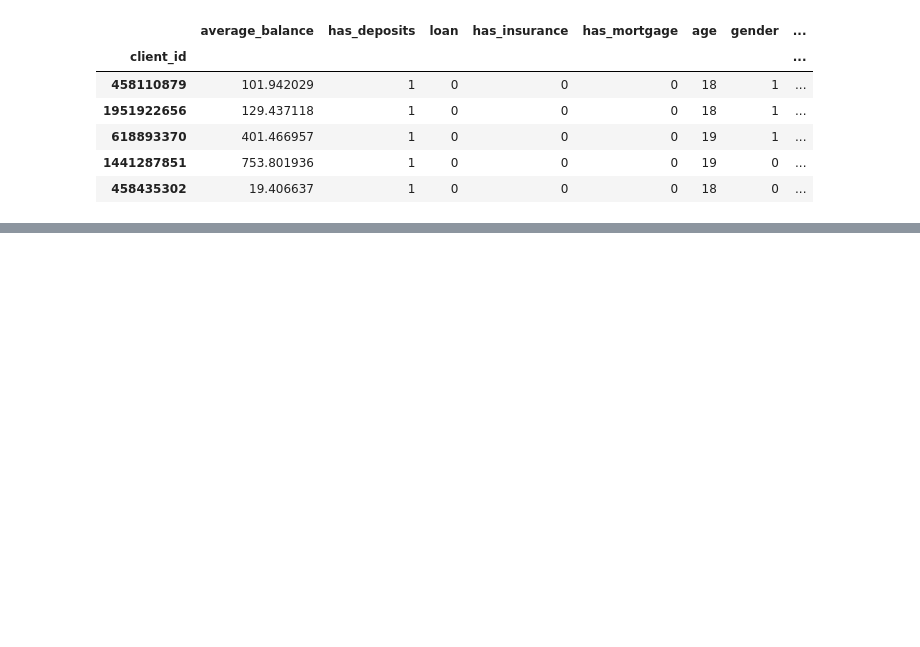
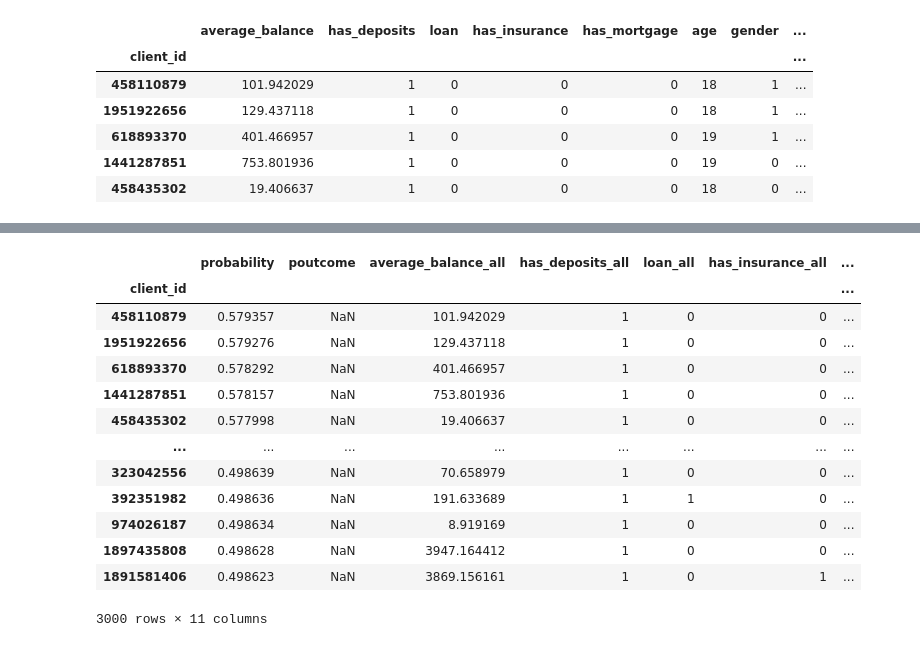
Before and after one commit to braverun/cb_case_study, a Jupyter notebook: cb_case_study.ipynb, the cells around one changed output, grey strips where cells are left out. Saved outputs shown, nothing was run; the diff lists cells and outputs as text; code cells hidden in the pictures; blank space fills up the shorter version.

```diff
--- a/cb_case_study.ipynb
+++ b/cb_case_study.ipynb
@@ -771,0 +791,26 @@ KeyError: "['Unnamed'] not found in axis"
+# %%
+df_ret = threek_customers.set_index('client_id').join(all_customers.set_index('client_id'), lsuffix='_threek', rsuffix='_all')
+# %%
+df_ret_1 = df_ret.drop(['has_deposits_threek', 'average_balance_threek', 'average_balance_threek', 'has_insurance_threek', 'has_mortgage_threek', 'age_threek', 'gender_threek', 'marital_divorced', 'marital_married', 'marital_single'], axis=1)
+# %%
+df_ret_2 = df_ret_1.drop(['loan_threek', 'education_primary', 'education_secondary', 'education_tertiary', 'education_unknown'], axis=1)
+# %%
+# Replace Values in a specific Column
+df_ret_2['gender_all'] = df_ret_2['gender_all'].replace({1:"M", 0:"F"})
+# %%
+df_ret_2
+# %% [output]
+|  | probability | poutcome | average_balance_all | has_deposits_all | loan_all | has_insurance_all | ... |
+| client_id |  |  |  |  |  |  | ... |
+| 458110879 | 0.579357 | NaN | 101.942029 | 1 | 0 | 0 | ... |
+| 1951922656 | 0.579276 | NaN | 129.437118 | 1 | 0 | 0 | ... |
+| 618893370 | 0.578292 | NaN | 401.466957 | 1 | 0 | 0 | ... |
+| 1441287851 | 0.578157 | NaN | 753.801936 | 1 | 0 | 0 | ... |
+| 458435302 | 0.577998 | NaN | 19.406637 | 1 | 0 | 0 | ... |
+| ... | ... | ... | ... | ... | ... | ... | ... |
+| 323042556 | 0.498639 | NaN | 70.658979 | 1 | 0 | 0 | ... |
+| 392351982 | 0.498636 | NaN | 191.633689 | 1 | 1 | 0 | ... |
+| 974026187 | 0.498634 | NaN | 8.919169 | 1 | 0 | 0 | ... |
+| 1897435808 | 0.498628 | NaN | 3947.164412 | 1 | 0 | 0 | ... |
+| 1891581406 | 0.498623 | NaN | 3869.156161 | 1 | 0 | 1 | ... |
+3000 rows × 11 columns
```
Also changed, not shown: parts of 19 cells of this notebook.
